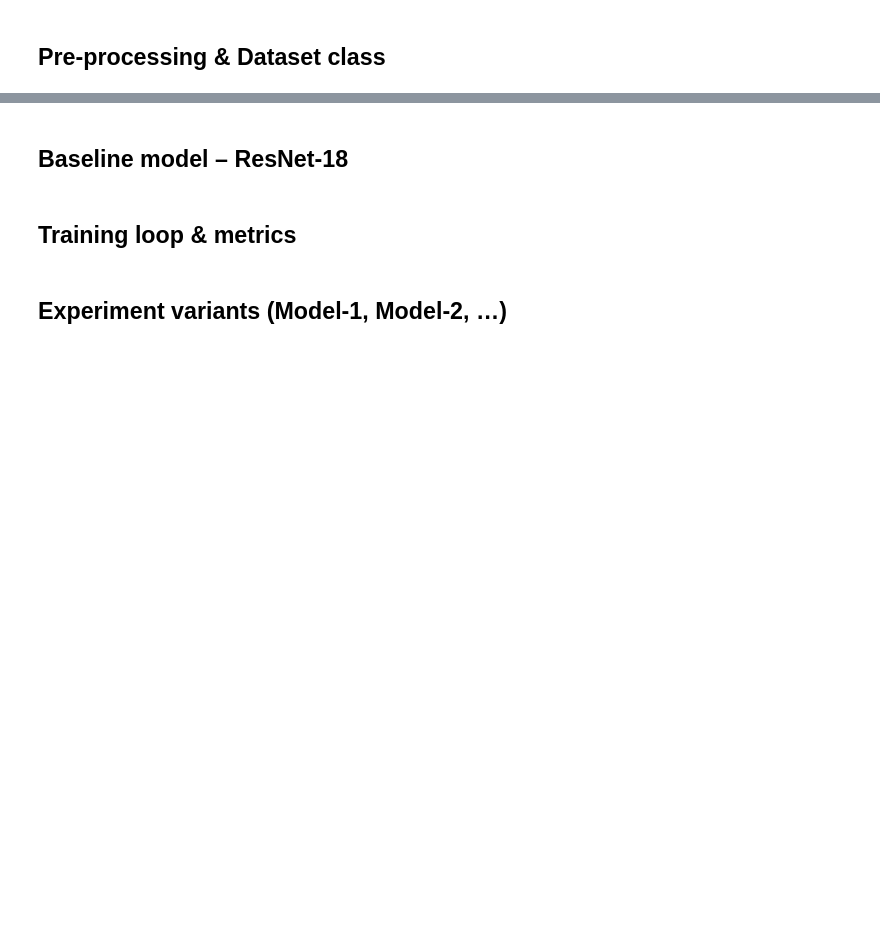
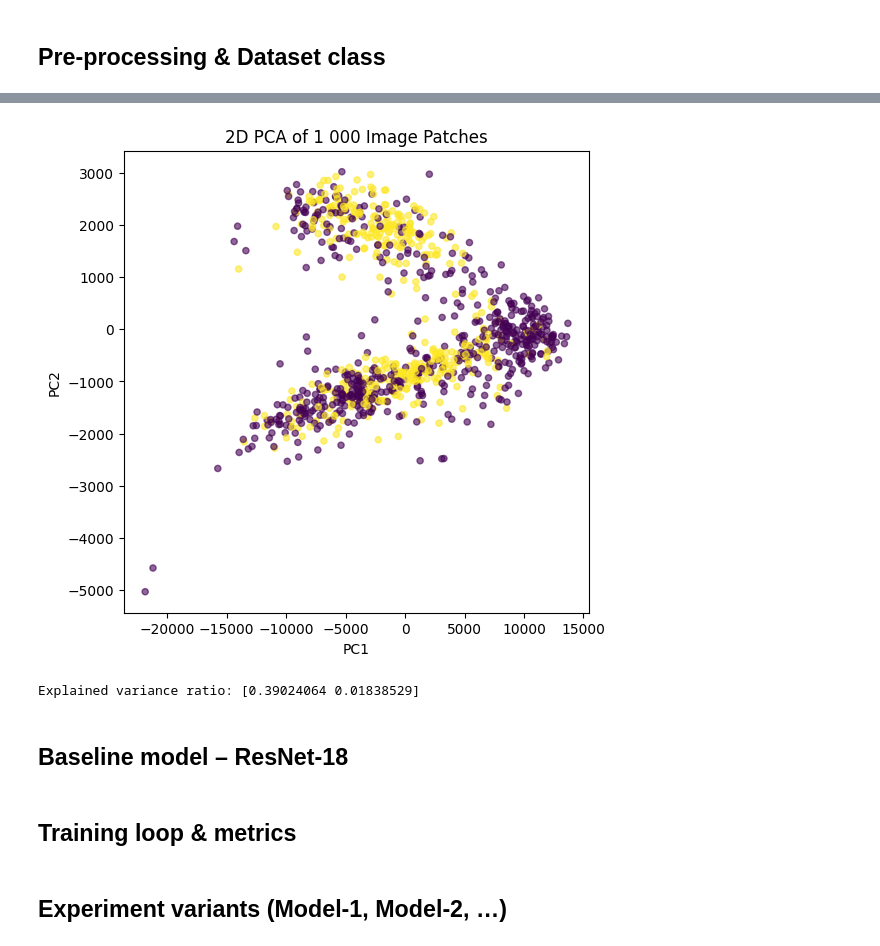
Before and after one commit to tgrytnes/cnn-cancer-detection, a Jupyter notebook: cnn_cancer_detection_template.ipynb, the cells around one changed output, grey strips where cells are left out. Drawn from its saved outputs; the diff is of its cells as text; code cells hidden in the pictures; blank space fills up the shorter version.

```diff
--- a/cnn_cancer_detection_template.ipynb
+++ b/cnn_cancer_detection_template.ipynb
@@ -95,3 +201,30 @@ pass
+# %%
+# 2. Sample 1 000 patches
+sample_paths = random.sample(all_paths, 1000)
+
+# 3. Build a (1000, 96×96×3) → (1000, 27648) data matrix
+data = np.stack([np.array(Image.open(p)).flatten() for p in sample_paths])
+
+# 4. Fit PCA to 2 components and transform
+pca = PCA(n_components=2)
+coords = pca.fit_transform(data)
+
+# 5. Grab labels
+labels = [ df.loc[df.id == p.stem, 'label'].item() for p in sample_paths ]
+
+# 6. Scatter-plot
+plt.figure(figsize=(6, 6))
+plt.scatter(coords[:, 0], coords[:, 1], c=labels, alpha=0.6, s=20)
+plt.xlabel("PC1")
+plt.ylabel("PC2")
+plt.title("2D PCA of 1 000 Image Patches")
+plt.show()
+
+# 7. How much variance do these axes explain?
+print("Explained variance ratio:", pca.explained_variance_ratio_)
+# %% [output]
+[figure, added]
+Explained variance ratio: [0.39024064 0.01838529]
 # %% [markdown]
 ## Baseline model – ResNet‑18
 # %%
```
Also changed, not shown: parts of 10 cells of this notebook.
